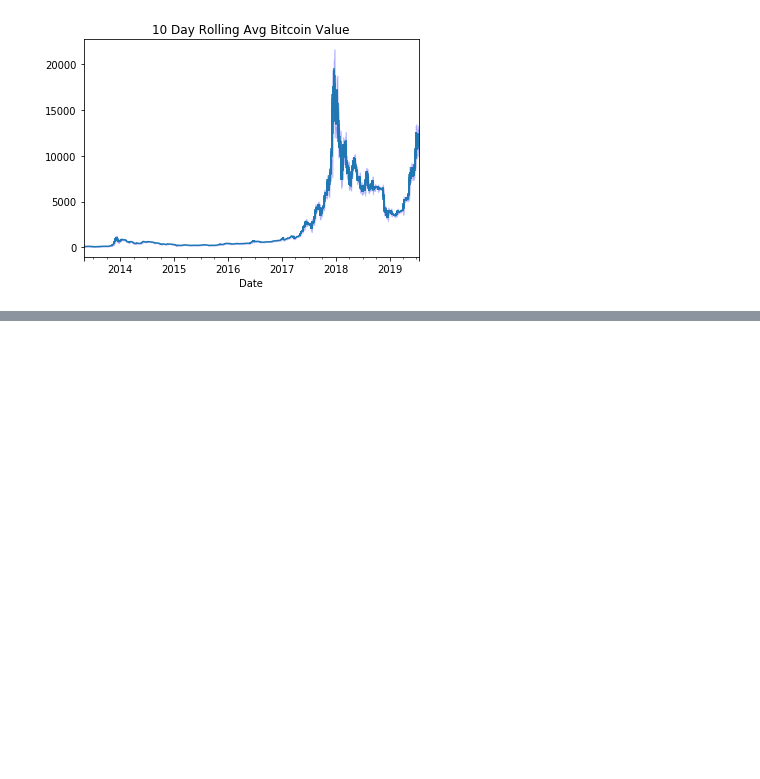
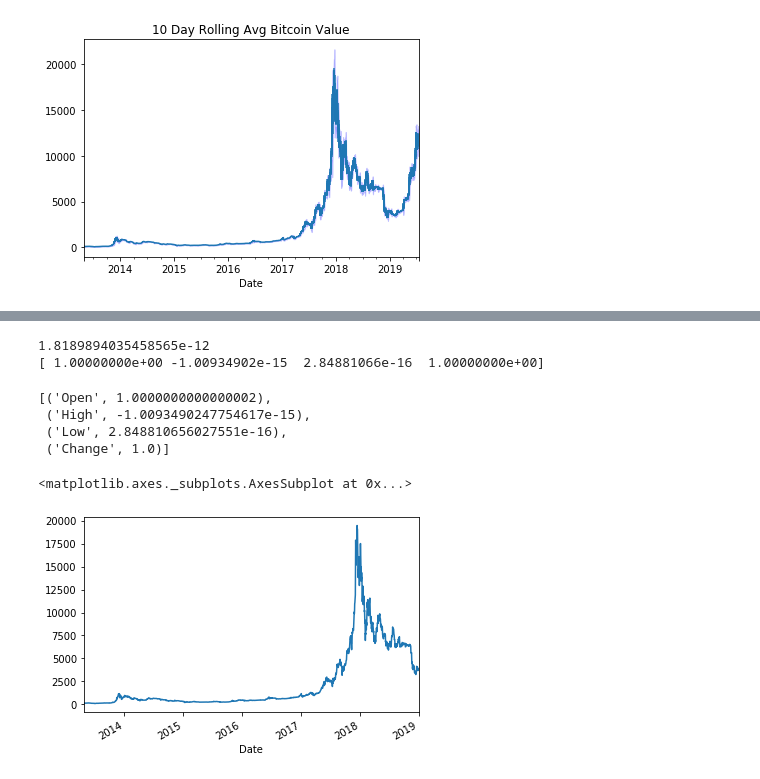
Before and after one commit to DhanushkaAbeyratne/Bitcoin-Price-Prediction---ARIMA, a Jupyter notebook: My_ids_project.ipynb, the cells around one changed output, grey strips where cells are left out. Drawn from its saved outputs; the diff is of its cells as text; code cells hidden in the pictures; blank space fills up the shorter version.

```diff
--- a/My_ids_project.ipynb
+++ b/My_ids_project.ipynb
@@ -153,0 +160,31 @@ sns.mpl.pyplot.fill_between(tenDayRollingbitcoinMean.index, tenDayRollingbitcoin
+# %%
+mult_feature_cols = ['Open', 'High', 'Low','Change']
+X_mult = df_bitcoin[mult_feature_cols]
+y_mult = df_bitcoin.Close
+
+
+multiple_linreg = LinearRegression()
+multiple_linreg.fit(X_mult, y_mult)
+
+coeffs = multiple_linreg.coef_
+intercept =  multiple_linreg.intercept_
+
+print(intercept)
+print(coeffs)
+# %% [output]
+1.8189894035458565e-12
+[ 1.00000000e+00 -1.00934902e-15  2.84881066e-16  1.00000000e+00]
+# %%
+list(zip(mult_feature_cols, multiple_linreg.coef_))
+# %% [output]
+[('Open', 1.0000000000000002),
+ ('High', -1.0093490247754617e-15),
+ ('Low', 2.848810656027551e-16),
+ ('Change', 1.0)]
+# %%
+df_bitcoin_train = df_bitcoin.loc[:"2019-01-1",["Close"]]
+df_bitcoin_test = df_bitcoin.loc["2019-01-2":,["Close"]]
+df_bitcoin_train['Close'].plot()
+# %% [output]
+<matplotlib.axes._subplots.AxesSubplot at 0x...>
+[figure, added]
```
Also changed, not shown: parts of 7 cells of this notebook.
